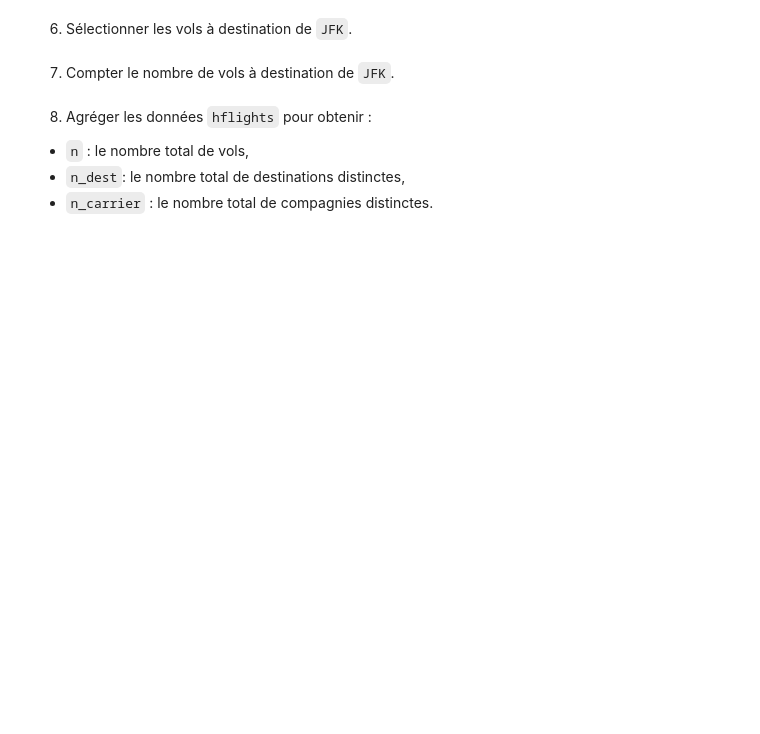
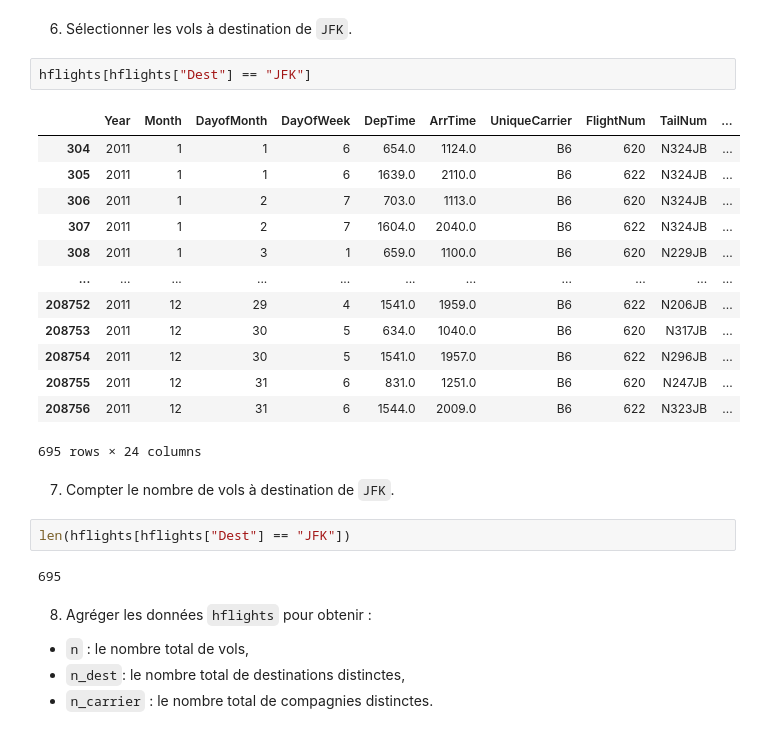
Before and after one commit to jcout79/Formation-ENSAE, a Jupyter notebook: notebooks/01_pandas_1.ipynb, the cells around one changed output. Cells and saved outputs as stored; diff of their text form; blank space fills up the shorter version.

```diff
--- a/notebooks/01_pandas_1.ipynb
+++ b/notebooks/01_pandas_1.ipynb
@@ -125,7 +187,27 @@ Nous considérons le jeux de données `hflights` relatif à des vols au départ
 # %% [markdown]
 6. Sélectionner les vols à destination de `JFK`.
+# %%
+hflights[hflights["Dest"] == "JFK"]
+# %% [output]
+|  | Year | Month | DayofMonth | DayOfWeek | DepTime | ArrTime | UniqueCarrier | FlightNum | TailNum | ... |
+| 304 | 2011 | 1 | 1 | 6 | 654.0 | 1124.0 | B6 | 620 | N324JB | ... |
+| 305 | 2011 | 1 | 1 | 6 | 1639.0 | 2110.0 | B6 | 622 | N324JB | ... |
+| 306 | 2011 | 1 | 2 | 7 | 703.0 | 1113.0 | B6 | 620 | N324JB | ... |
+| 307 | 2011 | 1 | 2 | 7 | 1604.0 | 2040.0 | B6 | 622 | N324JB | ... |
+| 308 | 2011 | 1 | 3 | 1 | 659.0 | 1100.0 | B6 | 620 | N229JB | ... |
+| ... | ... | ... | ... | ... | ... | ... | ... | ... | ... | ... |
+| 208752 | 2011 | 12 | 29 | 4 | 1541.0 | 1959.0 | B6 | 622 | N206JB | ... |
+| 208753 | 2011 | 12 | 30 | 5 | 634.0 | 1040.0 | B6 | 620 | N317JB | ... |
+| 208754 | 2011 | 12 | 30 | 5 | 1541.0 | 1957.0 | B6 | 622 | N296JB | ... |
+| 208755 | 2011 | 12 | 31 | 6 | 831.0 | 1251.0 | B6 | 620 | N247JB | ... |
+| 208756 | 2011 | 12 | 31 | 6 | 1544.0 | 2009.0 | B6 | 622 | N323JB | ... |
+695 rows × 24 columns
 # %% [markdown]
 7. Compter le nombre de vols à destination de `JFK`.
+# %%
+len(hflights[hflights["Dest"] == "JFK"])
+# %% [output]
+695
 # %% [markdown]
 8. Agréger les données `hflights` pour obtenir :
 - `n` : le nombre total de vols,
```
Also changed, not shown: parts of 6 cells of this notebook.
